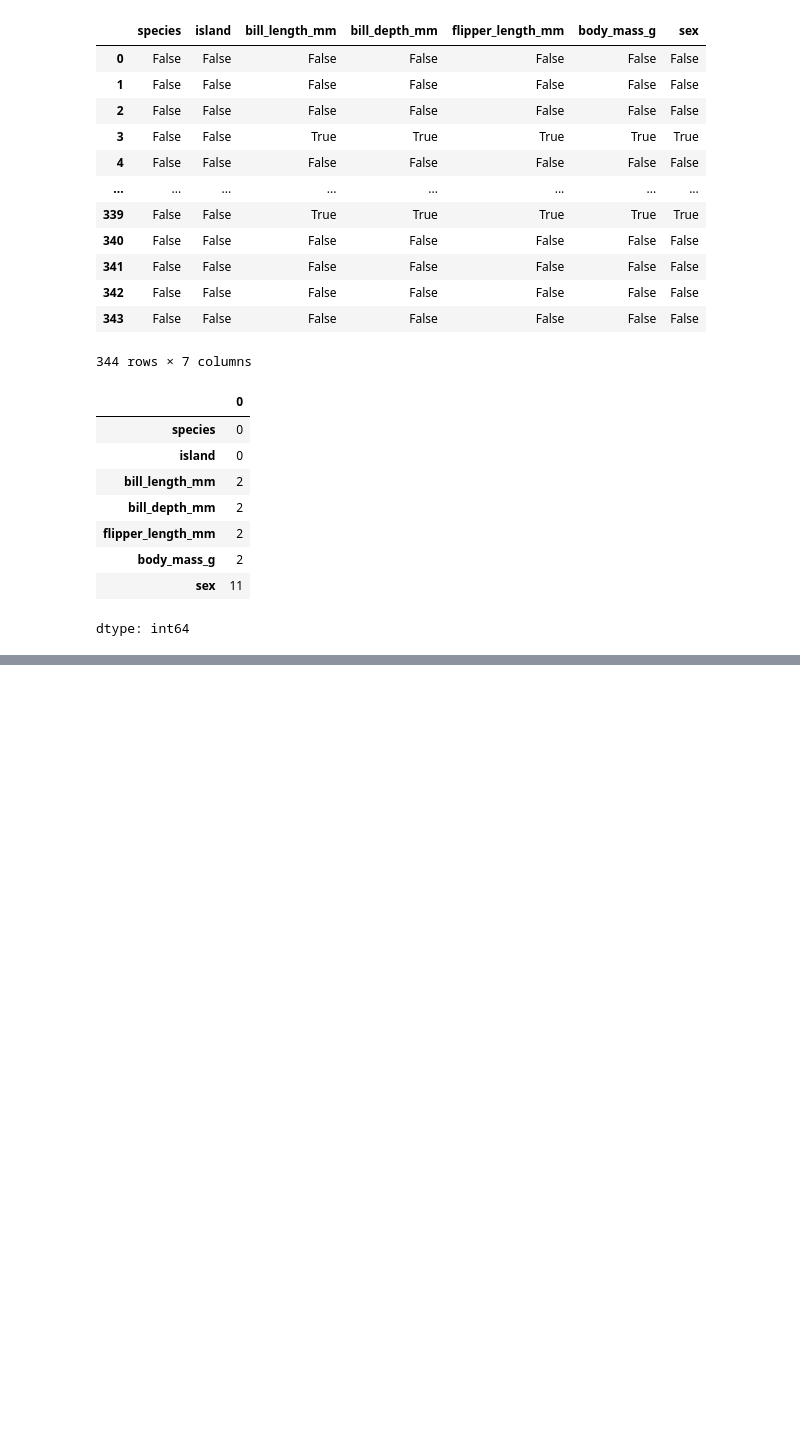
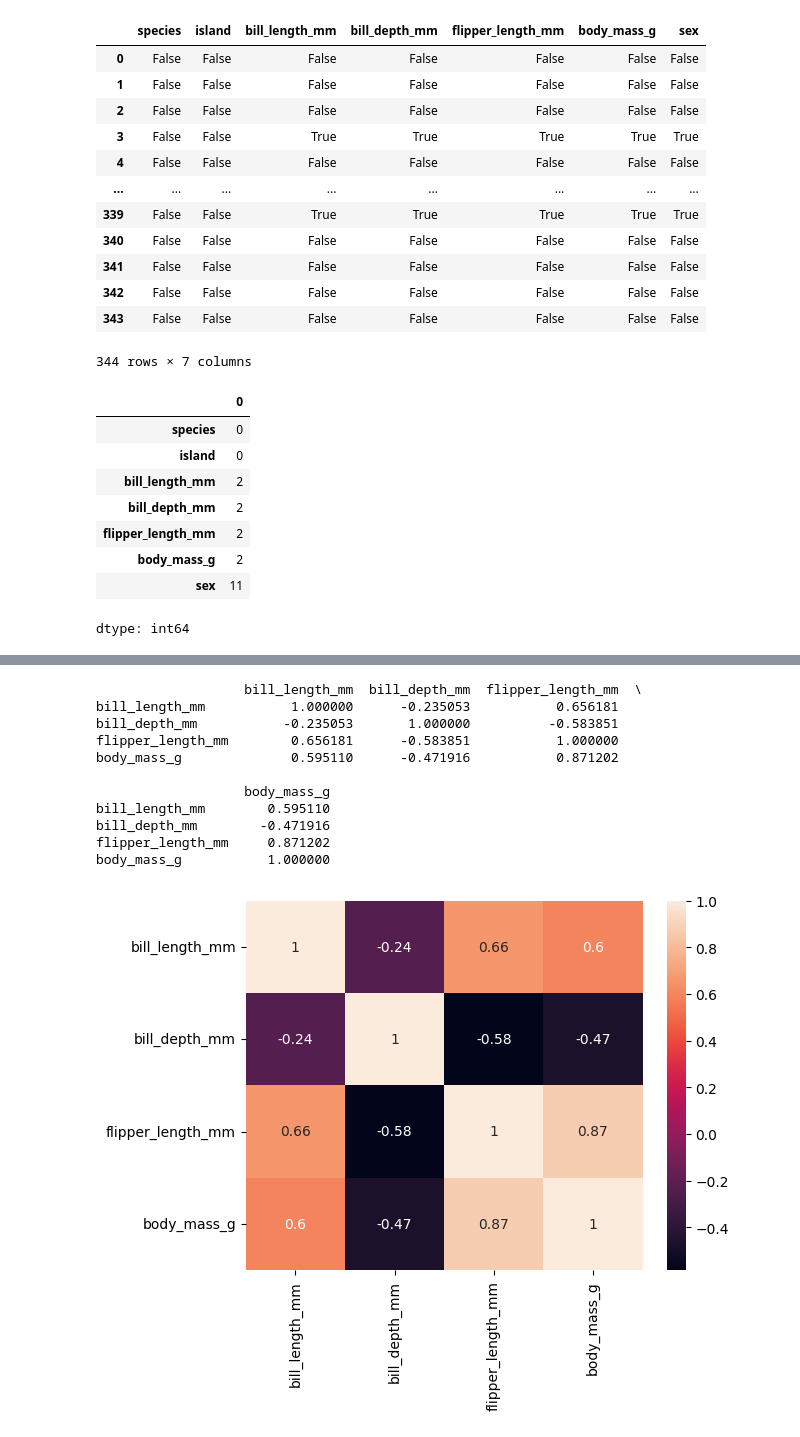
Before and after one commit to Dilek-D/Dilek-Goes-with-Panda-Coding-1, a Jupyter notebook: Dilek_Is_Flying_With_Panda.ipynb, the cells around one changed output, grey strips where cells are left out. Cells and saved outputs as stored; diff of their text form; code cells hidden in the pictures; blank space fills up the shorter version.

```diff
--- a/Dilek_Is_Flying_With_Panda.ipynb
+++ b/Dilek_Is_Flying_With_Panda.ipynb
@@ -143,0 +313,17 @@ dtype: int64
+# %%
+print(df.corr(numeric_only=True))
+sns.heatmap(df.corr(numeric_only=True), annot=True)
+plt.show()
+# %% [output]
+                   bill_length_mm  bill_depth_mm  flipper_length_mm  \
+bill_length_mm           1.000000      -0.235053           0.656181
+bill_depth_mm           -0.235053       1.000000          -0.583851
+flipper_length_mm        0.656181      -0.583851           1.000000
+body_mass_g              0.595110      -0.471916           0.871202
+
+                   body_mass_g
+bill_length_mm        0.595110
+bill_depth_mm        -0.471916
+flipper_length_mm     0.871202
+body_mass_g           1.000000
+[figure, added]
```
Also changed, not shown: parts of 30 cells of this notebook.
